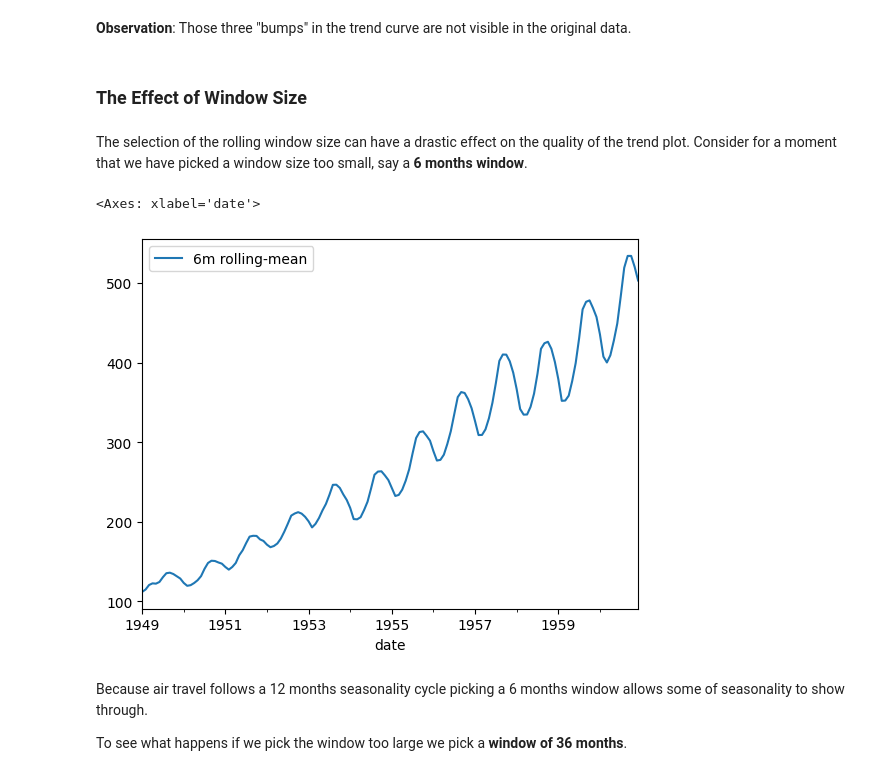
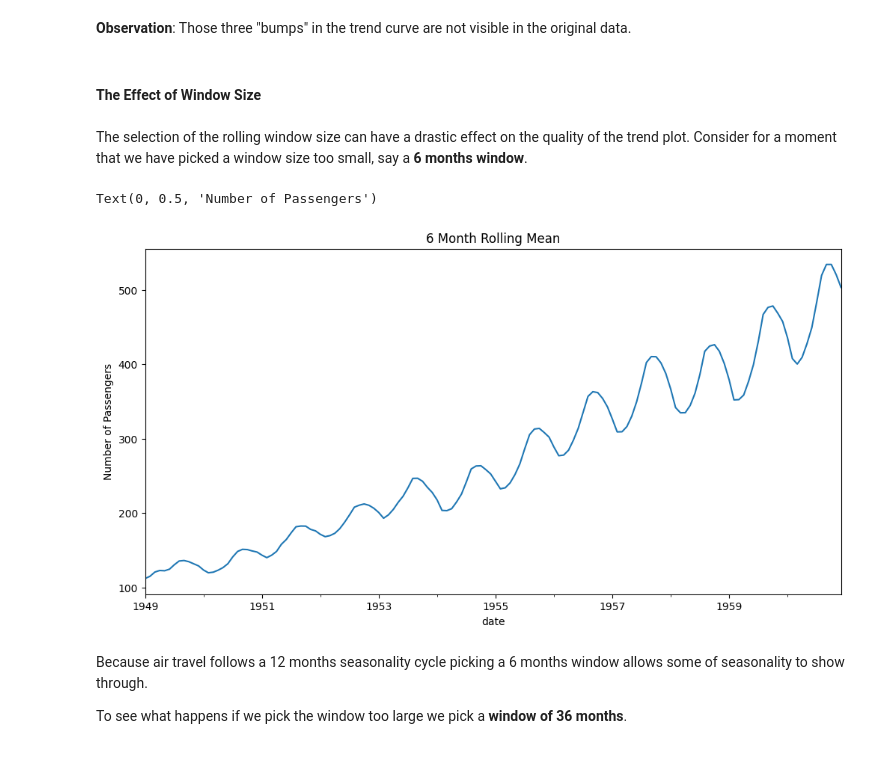
Before and after one commit to lutzhamel/CSC310, a Jupyter notebook: notes/23c-time-series.ipynb, the cells around one changed output. Drawn from its saved outputs; the diff is of its cells as text; code cells hidden in the pictures.

```diff
--- a/notes/23c-time-series.ipynb
+++ b/notes/23c-time-series.ipynb
@@ -161,17 +148,18 @@ data.plot()
 # %% [markdown]
 **Observation**: Those three "bumps" in the trend curve are not visible in the original data.
 # %% [markdown]
-### The Effect of Window Size
+#### The Effect of Window Size
 # %% [markdown]
 The selection of the rolling window size can have a drastic effect on the quality of the trend plot.  Consider for a moment that we have picked a window size too small, say a **6 months window**.
 # %%
 air_df.rolling(6,min_periods=1)\
       .mean()\
       .set_axis(['6m rolling-mean'],axis=1)\
-      .plot()
+      .plot(figsize=(12,6), title='6 Month Rolling Mean', legend=False)\
+      .set_ylabel('Number of Passengers')
 # %% [output]
-<Axes: xlabel='date'>
+Text(0, 0.5, 'Number of Passengers')
-[figure, old version]
+[figure, new version]
 # %% [markdown]
 Because air travel follows a 12 months seasonality cycle picking a 6 months window allows some of seasonality to show through.
 
```
Also changed, not shown: parts of 40 cells of this notebook, 3 other files.
